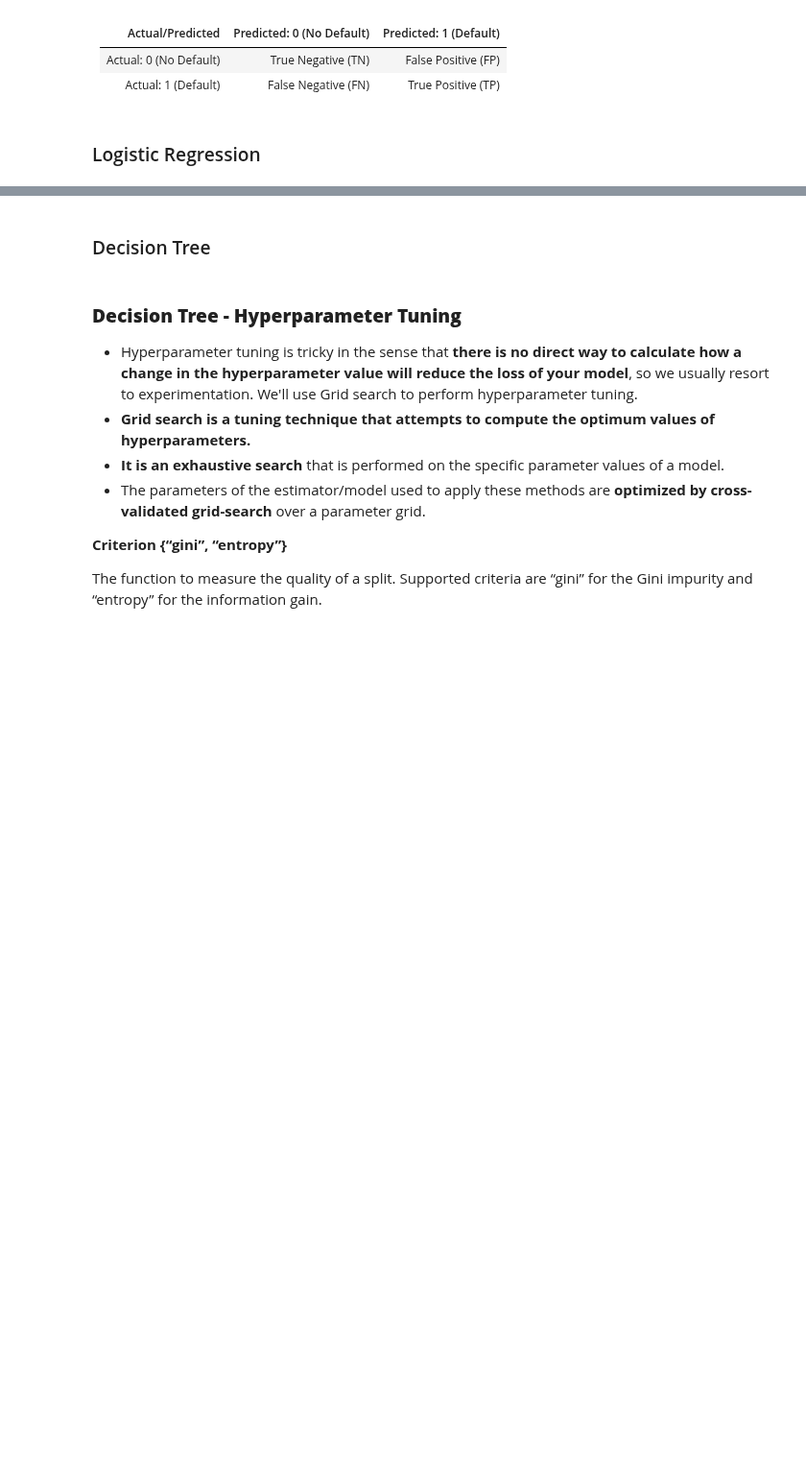
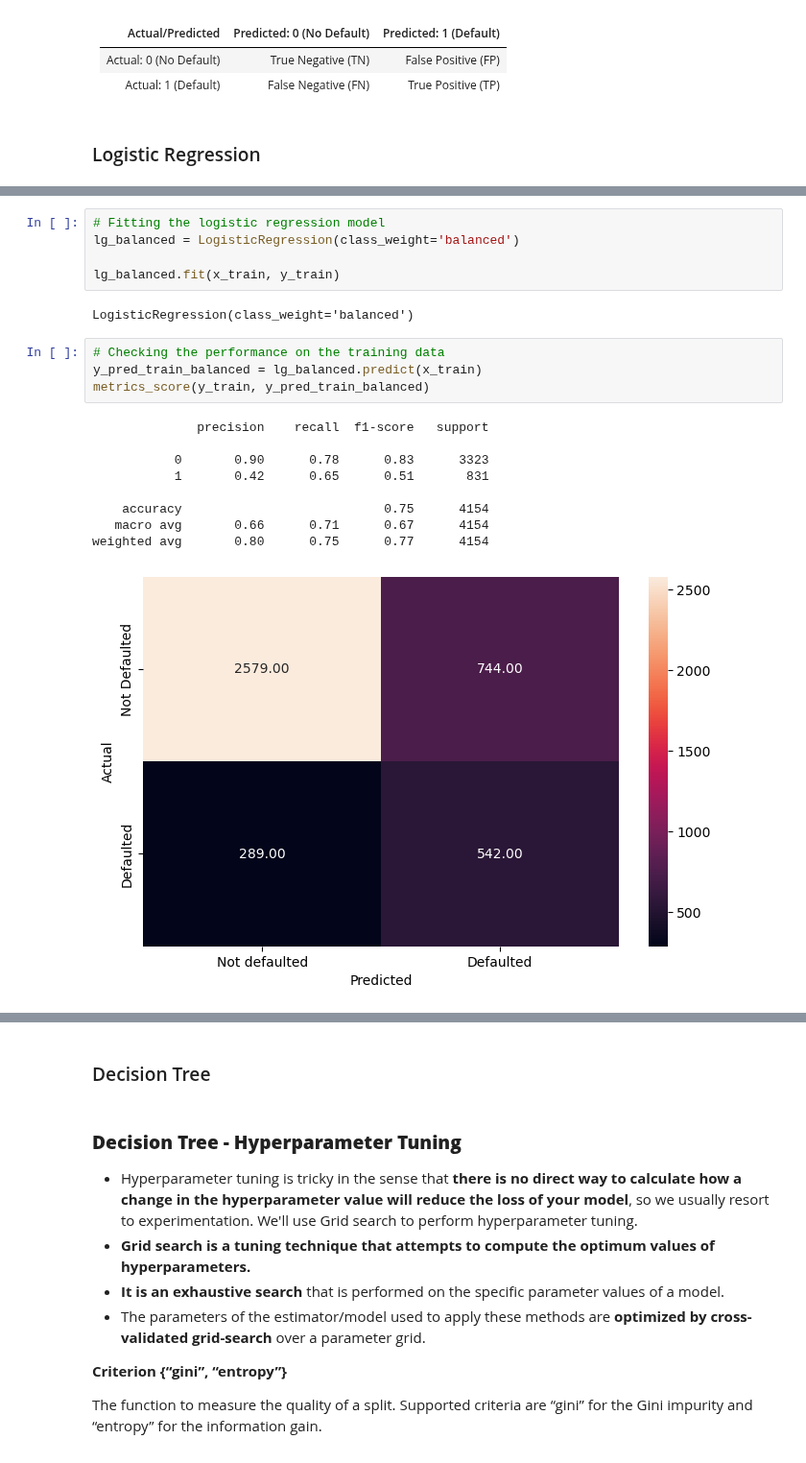
Before and after one commit to vmagar1729/analytiqbit, a Jupyter notebook: notebooks/Capstone_Project_Reference_Notebook_Loan_Default_Prediction_Full_Code.ipynb, the cells around one changed output, grey strips where cells are left out. Shown at 96% size. Cells and saved outputs as stored; diff of their text form; blank space fills up the shorter version.

```diff
--- a/notebooks/Capstone_Project_Reference_Notebook_Loan_Default_Prediction_Full_Code.ipynb
+++ b/notebooks/Capstone_Project_Reference_Notebook_Loan_Default_Prediction_Full_Code.ipynb
@@ -1427,0 +1472,21 @@ weighted avg       0.81      0.81      0.81      4154
+# %%
+# Fitting the logistic regression model
+lg_balanced = LogisticRegression(class_weight='balanced')
+
+lg_balanced.fit(x_train, y_train)
+# %% [output]
+LogisticRegression(class_weight='balanced')
+# %%
+# Checking the performance on the training data
+y_pred_train_balanced = lg_balanced.predict(x_train)
+metrics_score(y_train, y_pred_train_balanced)
+# %% [output]
+              precision    recall  f1-score   support
+
+           0       0.90      0.78      0.83      3323
+           1       0.42      0.65      0.51       831
+
+    accuracy                           0.75      4154
+   macro avg       0.66      0.71      0.67      4154
+weighted avg       0.80      0.75      0.77      4154
+[figure, added]
```
Also changed, not shown: parts of 18 cells of this notebook.
